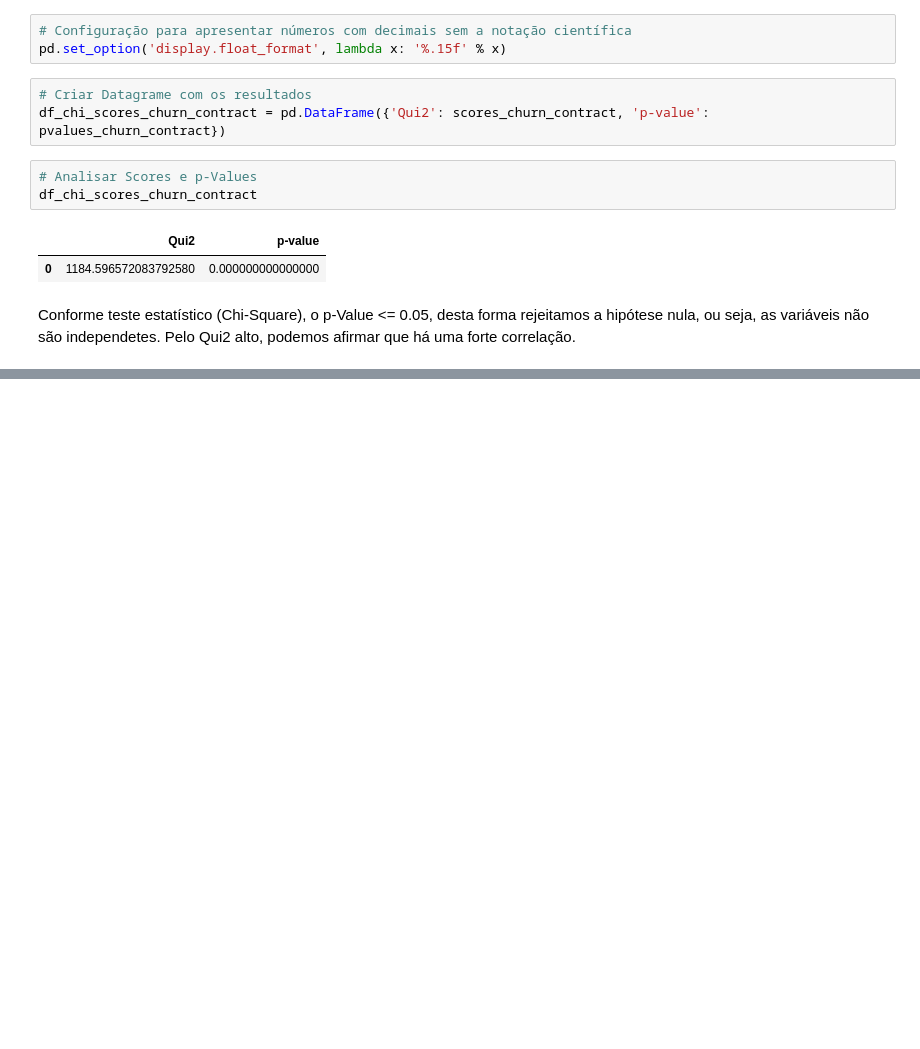
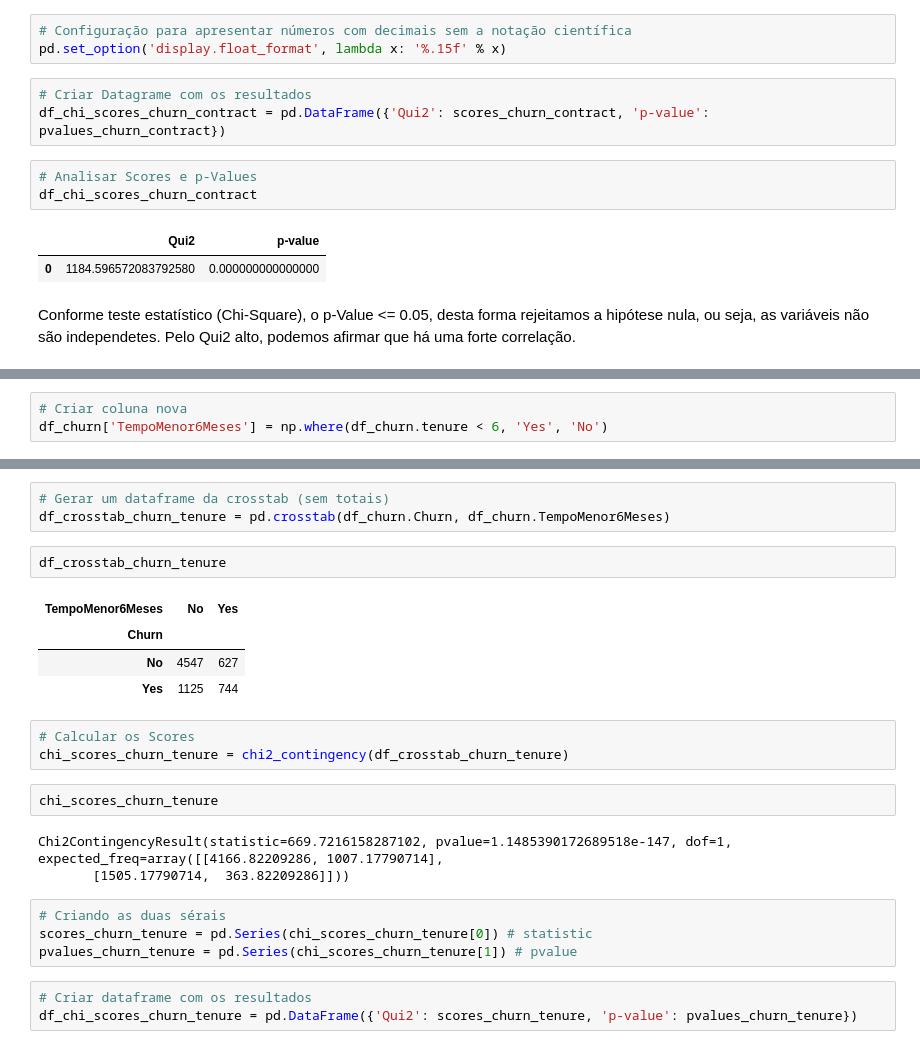
Before and after one commit to danilosalvador/IA_EDA, a Jupyter notebook: eda_churn.ipynb, the cells around one changed output, grey strips where cells are left out. Cells and saved outputs as stored; diff of their text form; blank space fills up the shorter version.

```diff
--- a/eda_churn.ipynb
+++ b/eda_churn.ipynb
@@ -781,0 +797,3 @@ Conforme teste estatístico (Chi-Square), o p-Value <= 0.05, desta forma rejeita
+# %%
+# Criar coluna nova
+df_churn['TempoMenor6Meses'] = np.where(df_churn.tenure < 6, 'Yes', 'No')
@@ -781,0 +811,25 @@ Conforme teste estatístico (Chi-Square), o p-Value <= 0.05, desta forma rejeita
+# %%
+# Gerar um dataframe da crosstab (sem totais)
+df_crosstab_churn_tenure = pd.crosstab(df_churn.Churn, df_churn.TempoMenor6Meses)
+# %%
+df_crosstab_churn_tenure
+# %% [output]
+| TempoMenor6Meses | No | Yes |
+| Churn |  |  |
+| No | 4547 | 627 |
+| Yes | 1125 | 744 |
+# %%
+# Calcular os Scores
+chi_scores_churn_tenure = chi2_contingency(df_crosstab_churn_tenure)
+# %%
+chi_scores_churn_tenure
+# %% [output]
+Chi2ContingencyResult(statistic=669.7216158287102, pvalue=1.1485390172689518e-147, dof=1, expected_freq=array([[4166.82209286, 1007.17790714],
+       [1505.17790714,  363.82209286]]))
+# %%
+# Criando as duas sérais
+scores_churn_tenure = pd.Series(chi_scores_churn_tenure[0]) # statistic
+pvalues_churn_tenure = pd.Series(chi_scores_churn_tenure[1]) # pvalue
+# %%
+# Criar dataframe com os resultados
+df_chi_scores_churn_tenure = pd.DataFrame({'Qui2': scores_churn_tenure, 'p-value': pvalues_churn_tenure})
```
Also changed, not shown: parts of 10 cells of this notebook.
